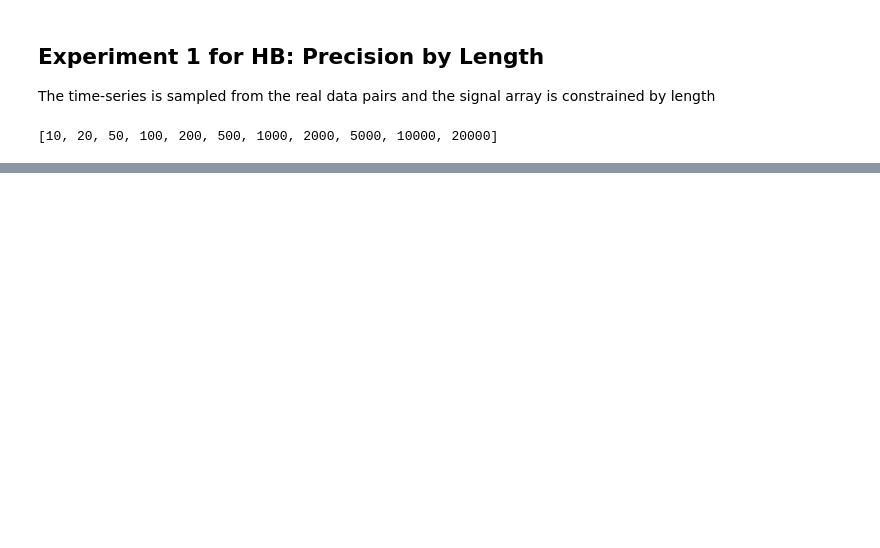
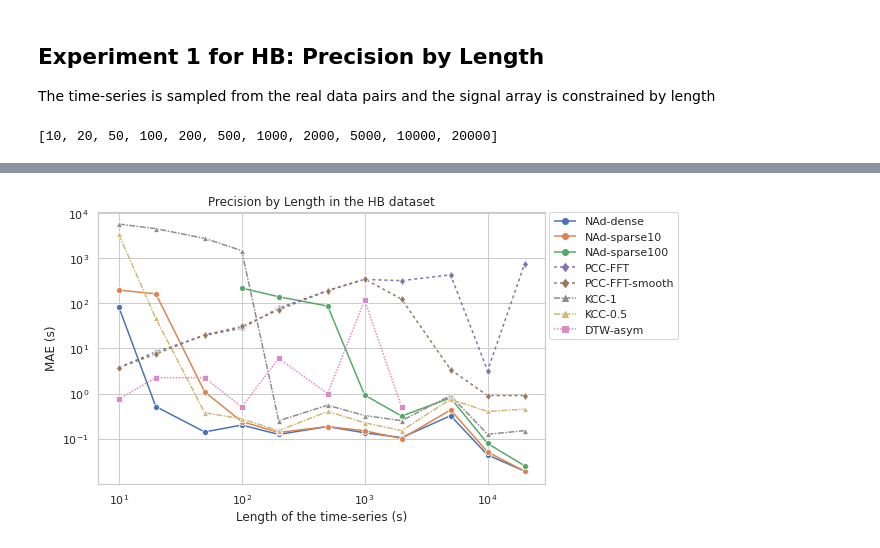
Before and after one commit to iot-salzburg/nearest-advocate, a Jupyter notebook: experiments/method_comparision_real.ipynb, the cells around one changed output, grey strips where cells are left out. Cells and saved outputs as stored; diff of their text form; code cells hidden in the pictures; blank space fills up the shorter version.

```diff
--- a/experiments/method_comparision_real.ipynb
+++ b/experiments/method_comparision_real.ipynb
@@ -347 +345,27 @@ df_precision.sample(5)
+# %%
+fig, axes = plt.subplots(1,1, figsize=(8, 5))
+
+# melt the DataFrame
+df_precision_melted = pd.melt(df_precision, id_vars="length", var_name="Method",
+                              value_vars=METHODS, value_name="precision")
+
+precision_plot = sns.lineplot(data=df_precision_melted[df_precision_melted["precision"] != 0],
+                              x="length", y="precision",
+                              hue="Method", style="Method",
+                              markers={m: colorscheme[m]["p"] for m in METHODS},
+                              dashes={m: colorscheme[m]["l"] for m in METHODS},
+                              palette={m: colorscheme[m]["c"] for m in METHODS},
+                              estimator=np.median, errorbar=None)
+# lambda x: (np.quantile(x, 0.25), np.quantile(x, 0.75)))
+plt.title("Precision by Length in the HB dataset")
+plt.xlabel("Length of the time-series (s)")
+plt.ylabel("MAE (s)")
+# plt.ylim((0.02, 50))
+precision_plot.set(xscale='log')
+precision_plot.set(yscale='log')
+plt.legend(loc=(1.01, 0.53))
+plt.savefig("fig/realpairs_precision_length_HB.png")
+plt.show()
+# %% [output]
+[figure, added]
 # %%
```
Also changed, not shown: parts of 10 cells of this notebook, 5 other files.
